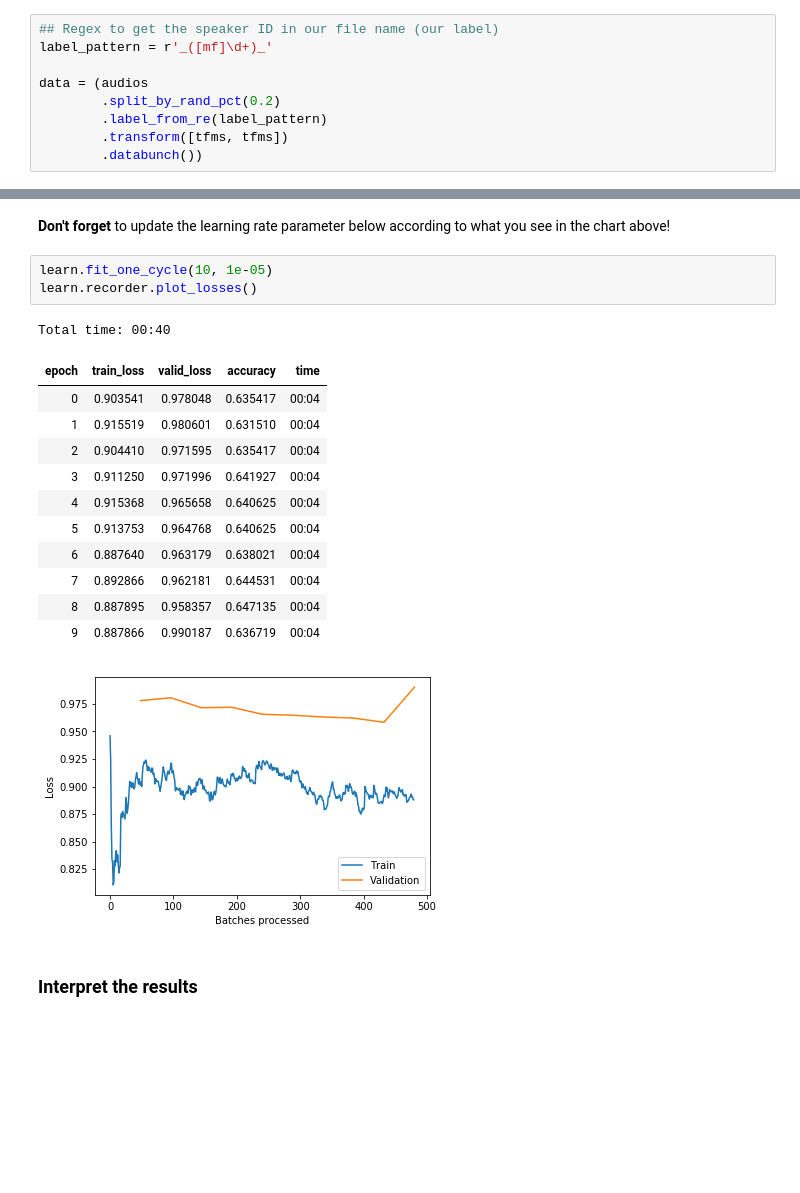
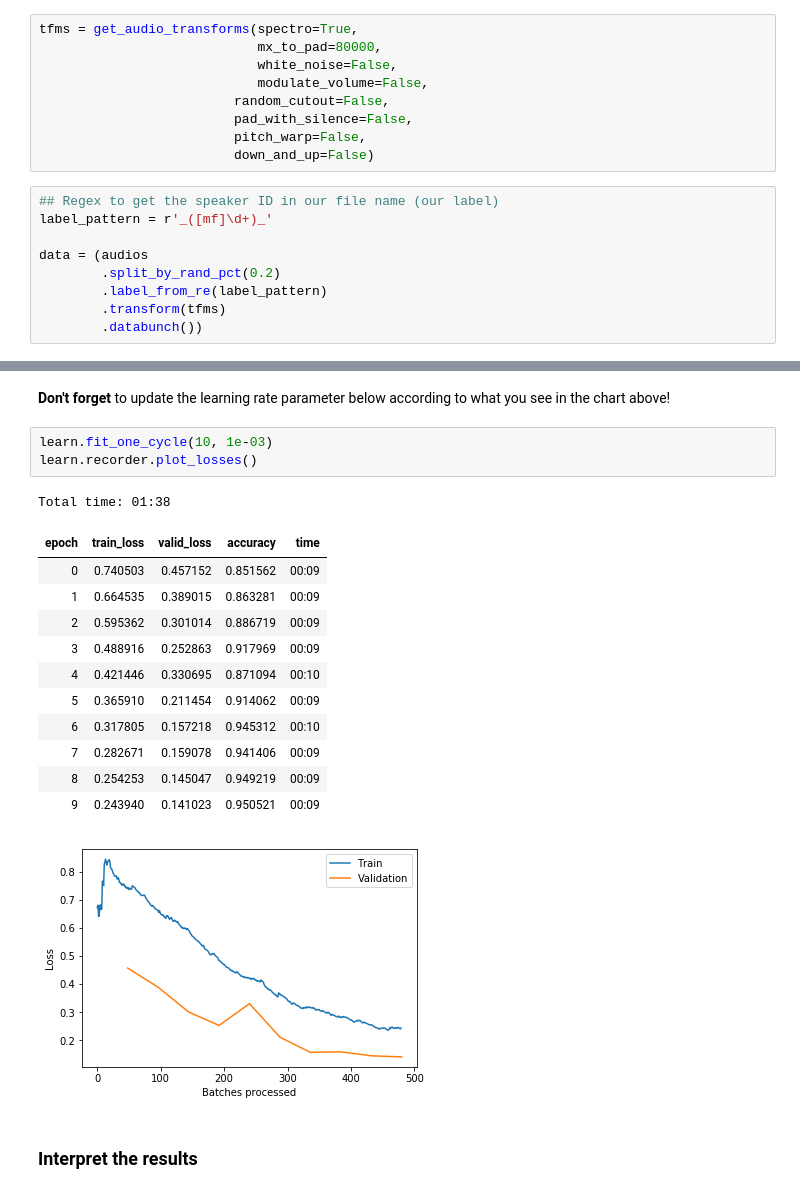
Before and after one commit to fastaudio/fastai_audio, a Jupyter notebook: DataLoading.ipynb, the cells around one changed output, grey strips where cells are left out. Cells and saved outputs as stored; diff of their text form; blank space fills up the shorter version.

```diff
--- a/DataLoading.ipynb
+++ b/DataLoading.ipynb
@@ -127,3 +116,12 @@ tfms = [partial(tfm_pad_to_max, mx=25500), tfm_spectro]
+# %%
+tfms = get_audio_transforms(spectro=True,
+                            mx_to_pad=80000,
+                            white_noise=False,
+                            modulate_volume=False,
+                         random_cutout=False,
+                         pad_with_silence=False,
+                         pitch_warp=False,
+                         down_and_up=False)
 # %%
 ## Regex to get the speaker ID in our file name (our label)
 label_pattern = r'_([mf]\d+)_'
@@ -131,7 +129,7 @@ label_pattern = r'_([mf]\d+)_'
 data = (audios
         .split_by_rand_pct(0.2)
         .label_from_re(label_pattern)
-        .transform([tfms, tfms])
+        .transform(tfms)
         .databunch())
 # %% [markdown]
 ### Basic sanity checking
@@ -198,22 +194,22 @@ LR Finder is complete, type {learner_name}.recorder.plot() to see the graph.
 # %% [markdown]
 **Don't forget** to update the learning rate parameter below according to what you see in the chart above!
 # %%
-learn.fit_one_cycle(10, 1e-05)
+learn.fit_one_cycle(10, 1e-03)
 learn.recorder.plot_losses()
 # %% [output]
-Total time: 00:40
+Total time: 01:38
 | epoch | train_loss | valid_loss | accuracy | time |
-| 0 | 0.903541 | 0.978048 | 0.635417 | 00:04 |
-| 1 | 0.915519 | 0.980601 | 0.631510 | 00:04 |
-| 2 | 0.904410 | 0.971595 | 0.635417 | 00:04 |
-| 3 | 0.911250 | 0.971996 | 0.641927 | 00:04 |
-| 4 | 0.915368 | 0.965658 | 0.640625 | 00:04 |
-| 5 | 0.913753 | 0.964768 | 0.640625 | 00:04 |
-| 6 | 0.887640 | 0.963179 | 0.638021 | 00:04 |
-| 7 | 0.892866 | 0.962181 | 0.644531 | 00:04 |
-| 8 | 0.887895 | 0.958357 | 0.647135 | 00:04 |
-| 9 | 0.887866 | 0.990187 | 0.636719 | 00:04 |
+| 0 | 0.740503 | 0.457152 | 0.851562 | 00:09 |
+| 1 | 0.664535 | 0.389015 | 0.863281 | 00:09 |
+| 2 | 0.595362 | 0.301014 | 0.886719 | 00:09 |
+| 3 | 0.488916 | 0.252863 | 0.917969 | 00:09 |
+| 4 | 0.421446 | 0.330695 | 0.871094 | 00:10 |
+| 5 | 0.365910 | 0.211454 | 0.914062 | 00:09 |
+| 6 | 0.317805 | 0.157218 | 0.945312 | 00:10 |
+| 7 | 0.282671 | 0.159078 | 0.941406 | 00:09 |
+| 8 | 0.254253 | 0.145047 | 0.949219 | 00:09 |
+| 9 | 0.243940 | 0.141023 | 0.950521 | 00:09 |
-[figure, old version]
+[figure, new version]
 # %% [markdown]
 ### Interpret the results
 # %% [markdown]
```
Also changed, not shown: parts of 30 cells of this notebook, 2 other files.
